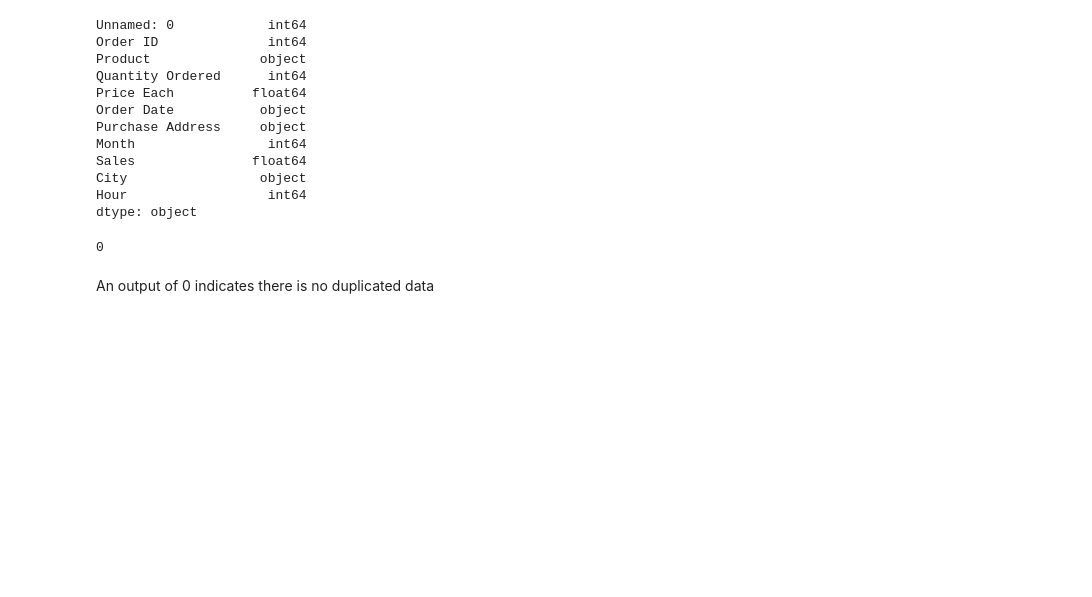
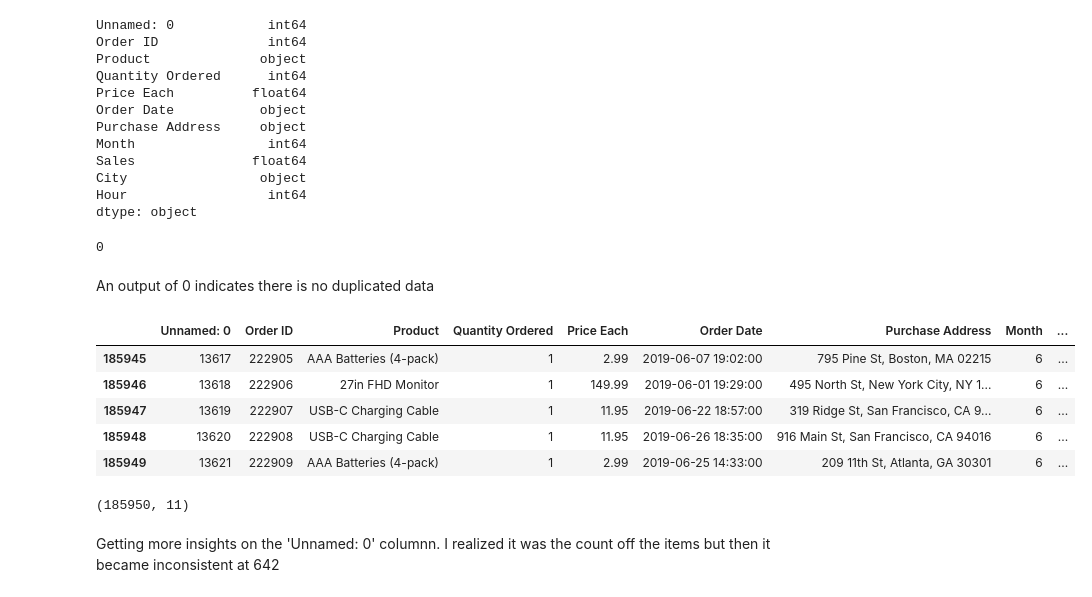
Before and after one commit to i-ninte/data-analytics-R-python, a Jupyter notebook: SALES_DATA_ANALYSIS.ipynb, the cells around one changed output. Cells and saved outputs as stored; diff of their text form; code cells hidden in the pictures; blank space fills up the shorter version.

```diff
--- a/SALES_DATA_ANALYSIS.ipynb
+++ b/SALES_DATA_ANALYSIS.ipynb
@@ -270,3 +56,18 @@ sum(sales.duplicated())
 0
 # %% [markdown]
 An output of 0 indicates there is no duplicated data
+# %%
+sales.tail()
+# %% [output]
+|  | Unnamed: 0 | Order ID | Product | Quantity Ordered | Price Each | Order Date | Purchase Address | Month | ... |
+| 185945 | 13617 | 222905 | AAA Batteries (4-pack) | 1 | 2.99 | 2019-06-07 19:02:00 | 795 Pine St, Boston, MA 02215 | 6 | ... |
+| 185946 | 13618 | 222906 | 27in FHD Monitor | 1 | 149.99 | 2019-06-01 19:29:00 | 495 North St, New York City, NY 1... | 6 | ... |
+| 185947 | 13619 | 222907 | USB-C Charging Cable | 1 | 11.95 | 2019-06-22 18:57:00 | 319 Ridge St, San Francisco, CA 9... | 6 | ... |
+| 185948 | 13620 | 222908 | USB-C Charging Cable | 1 | 11.95 | 2019-06-26 18:35:00 | 916 Main St, San Francisco, CA 94016 | 6 | ... |
+| 185949 | 13621 | 222909 | AAA Batteries (4-pack) | 1 | 2.99 | 2019-06-25 14:33:00 | 209 11th St, Atlanta, GA 30301 | 6 | ... |
+# %%
+sales.shape
+# %% [output]
+(185950, 11)
+# %% [markdown]
+Getting more insights on the 'Unnamed: 0' columnn. I realized it was the count off the items but then it became inconsistent at 642
```
Also changed, not shown: parts of 7 cells of this notebook.
